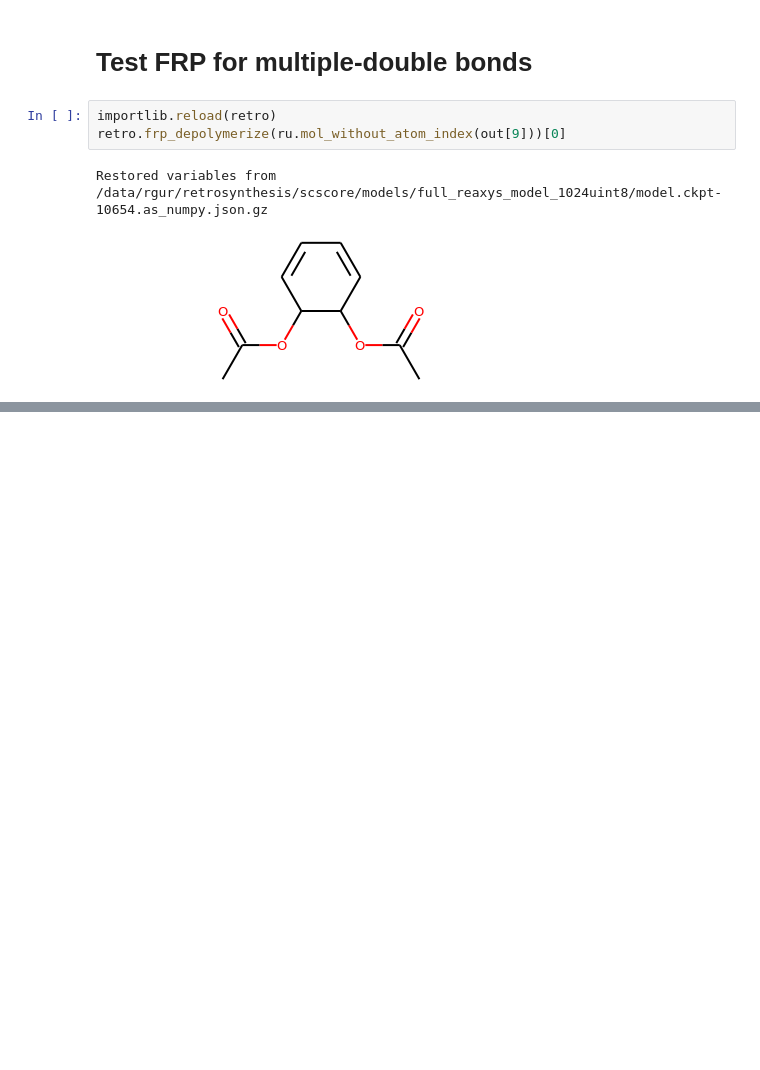
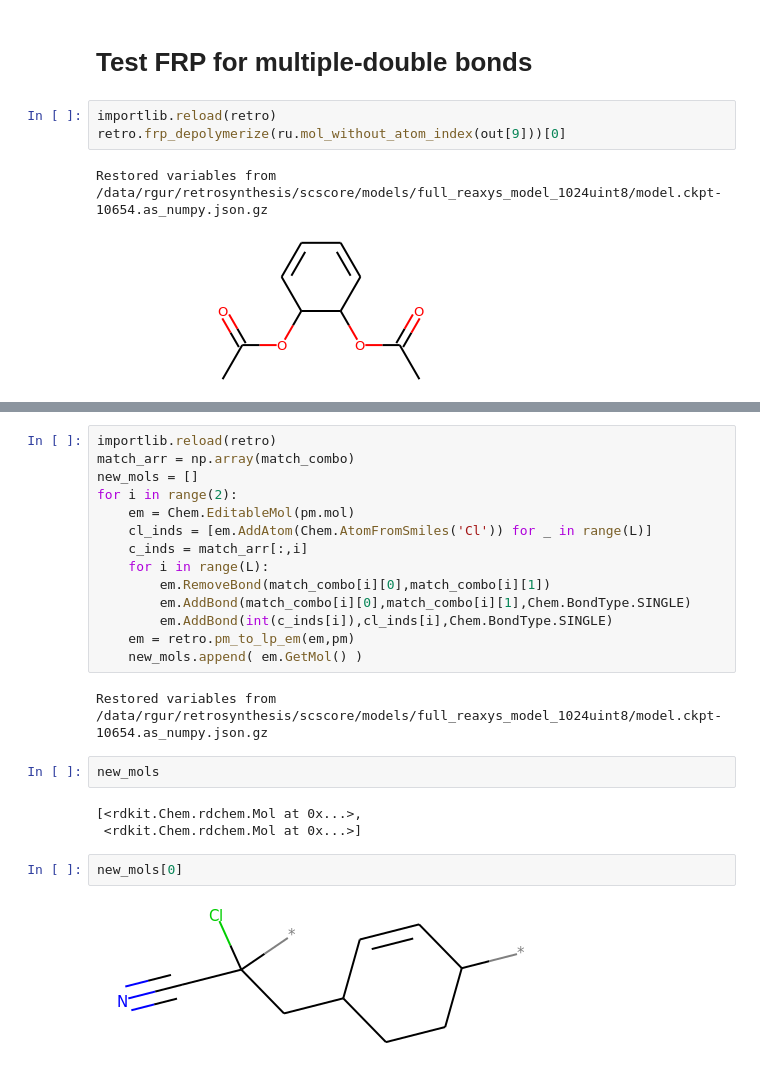
Before and after one commit to rishigurnani/hMOFs-Snurr, a Jupyter notebook: fall20_mse_8803_3.ipynb, the cells around one changed output, grey strips where cells are left out. Saved outputs shown, nothing was run; the diff lists cells and outputs as text; blank space fills up the shorter version.

```diff
--- a/fall20_mse_8803_3.ipynb
+++ b/fall20_mse_8803_3.ipynb
@@ -1025,0 +1046,25 @@ Restored variables from /data/rgur/retrosynthesis/scscore/models/full_reaxys_mod
+# %%
+importlib.reload(retro)
+match_arr = np.array(match_combo)
+new_mols = []
+for i in range(2):
+    em = Chem.EditableMol(pm.mol)
+    cl_inds = [em.AddAtom(Chem.AtomFromSmiles('Cl')) for _ in range(L)]
+    c_inds = match_arr[:,i]
+    for i in range(L):
+        em.RemoveBond(match_combo[i][0],match_combo[i][1])
+        em.AddBond(match_combo[i][0],match_combo[i][1],Chem.BondType.SINGLE)
+        em.AddBond(int(c_inds[i]),cl_inds[i],Chem.BondType.SINGLE)
+    em = retro.pm_to_lp_em(em,pm)
+    new_mols.append( em.GetMol() )
+# %% [output]
+Restored variables from /data/rgur/retrosynthesis/scscore/models/full_reaxys_model_1024uint8/model.ckpt-10654.as_numpy.json.gz
+# %%
+new_mols
+# %% [output]
+[<rdkit.Chem.rdchem.Mol at 0x...>,
+ <rdkit.Chem.rdchem.Mol at 0x...>]
+# %%
+new_mols[0]
+# %% [output]
+[figure, added]
```
Also changed, not shown: parts of 13 cells of this notebook, 3 other files.
